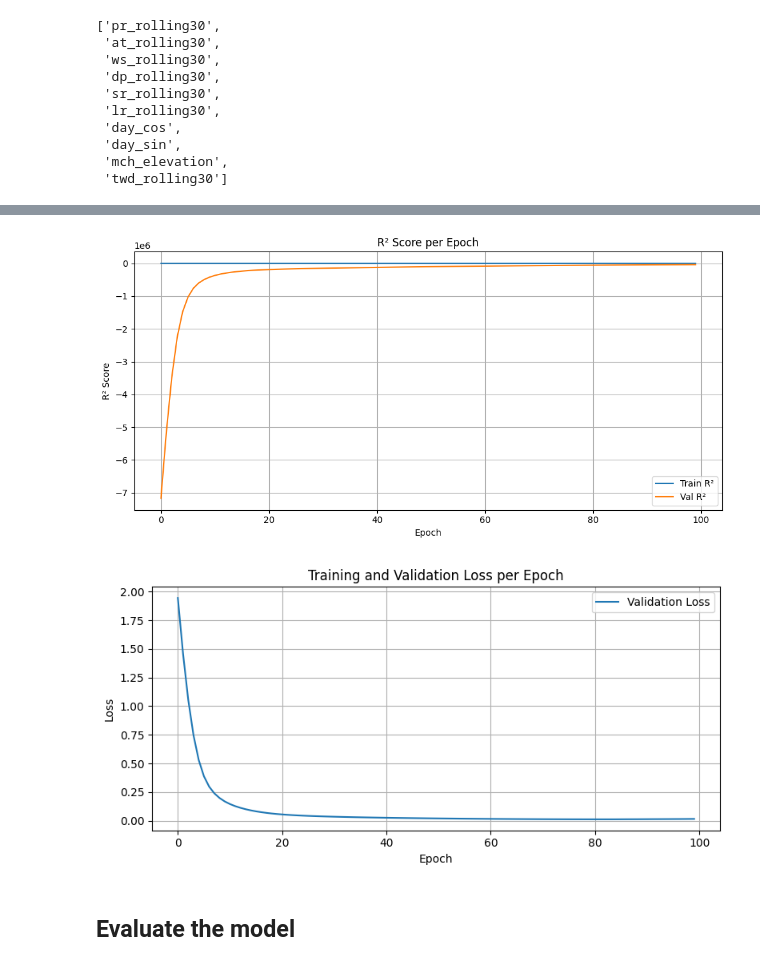
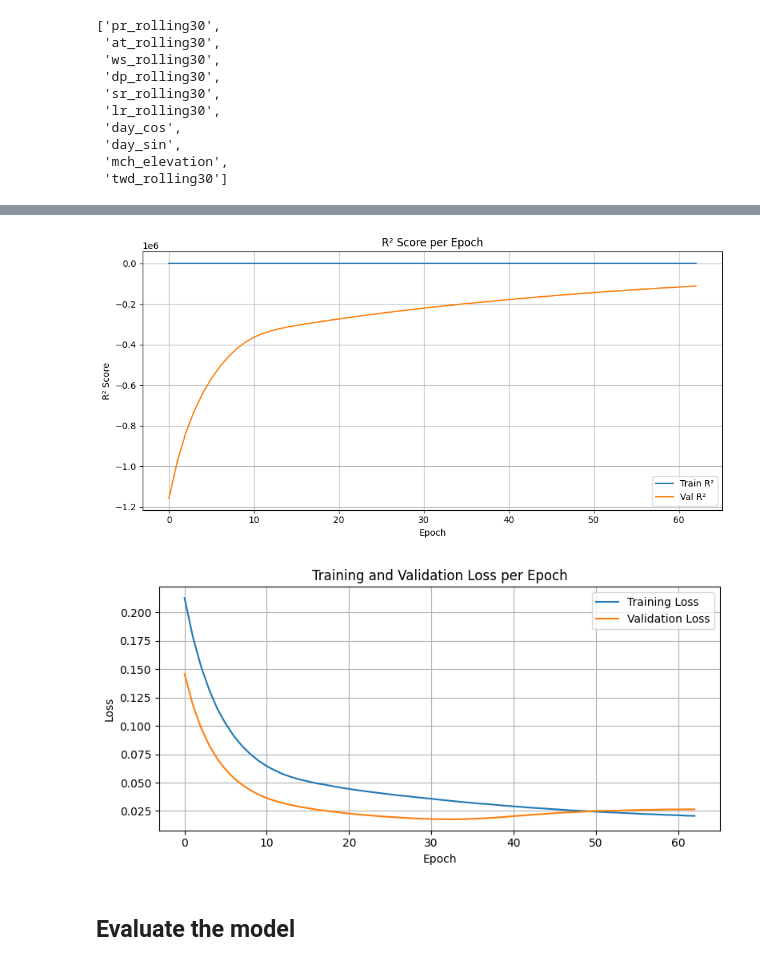
Before and after one commit to salomes97/Tree-Water-Deficit-Private, a Jupyter notebook: Transformer_Timeseries_Forecasting.ipynb, the cells around one changed output, grey strips where cells are left out. Saved outputs shown, nothing was run; the diff lists cells and outputs as text; code cells hidden in the pictures.

Commit message:
learning_rate=1e-6, weight_decay=1e-4, forecast window = 15

```diff
--- a/Transformer_Timeseries_Forecasting.ipynb
+++ b/Transformer_Timeseries_Forecasting.ipynb
@@ -37,9 +37,9 @@ features_to_scale = [
     'twd_rolling30'  # target
 ]
 
-SEQ_LEN = 7 # number of past time steps the  model uses to make each prediction.
+SEQ_LEN = 15 # number of past time steps the  model uses to make each prediction.
 forec_horizon = 1  # number of future time steps to predict
-my_patience = 50
+my_patience = 30
 my_epochs = 100
 checkpoint_frequency = my_epochs //10 # Save a model checkpoint at every 10% of training
 my_batch_size = 32
@@ -459,7 +459,7 @@ output = Dense(forec_horizon, activation='softplus')(combined)
 #Typical values, For Adam or AdamW optimizers:
 #Common: 1e-3 (0.001)
 #Smaller for fine-tuning or transformers: 1e-4 (0.0001) or 1e-5 (0.00001)
-optimizer = AdamW(learning_rate=1e-6, weight_decay=1e-2)
+optimizer = AdamW(learning_rate=1e-6, weight_decay=1e-4)
 model = Model(inputs=[seq_input, mch_input, site_input, species_input, year_input, day_sin_input, day_cos_input], outputs=output)
 model.compile(
     optimizer=optimizer,
@@ -723,20 +731,20 @@ plt.legend()
 plt.tight_layout()
 plt.show()
 # %% [output]
-[figure, old version]
+[figure, new version]
 # %%
 plt.figure(figsize=(8, 4))
-#plt.plot(history.history['loss'], label='Training Loss')
+plt.plot(history.history['loss'], label='Training Loss')
 plt.plot(history.history['val_loss'], label='Validation Loss')
 plt.xlabel('Epoch')
 plt.ylabel('Loss')
 plt.title('Training and Validation Loss per Epoch')
 plt.legend()
 plt.grid(True)
 plt.tight_layout()
 plt.show()
 # %% [output]
-[figure, old version]
+[figure, new version]
 # %% [markdown]
 ## Evaluate the model
 # %%
```
Also changed, not shown: parts of 5 cells of this notebook, 1 other file.
